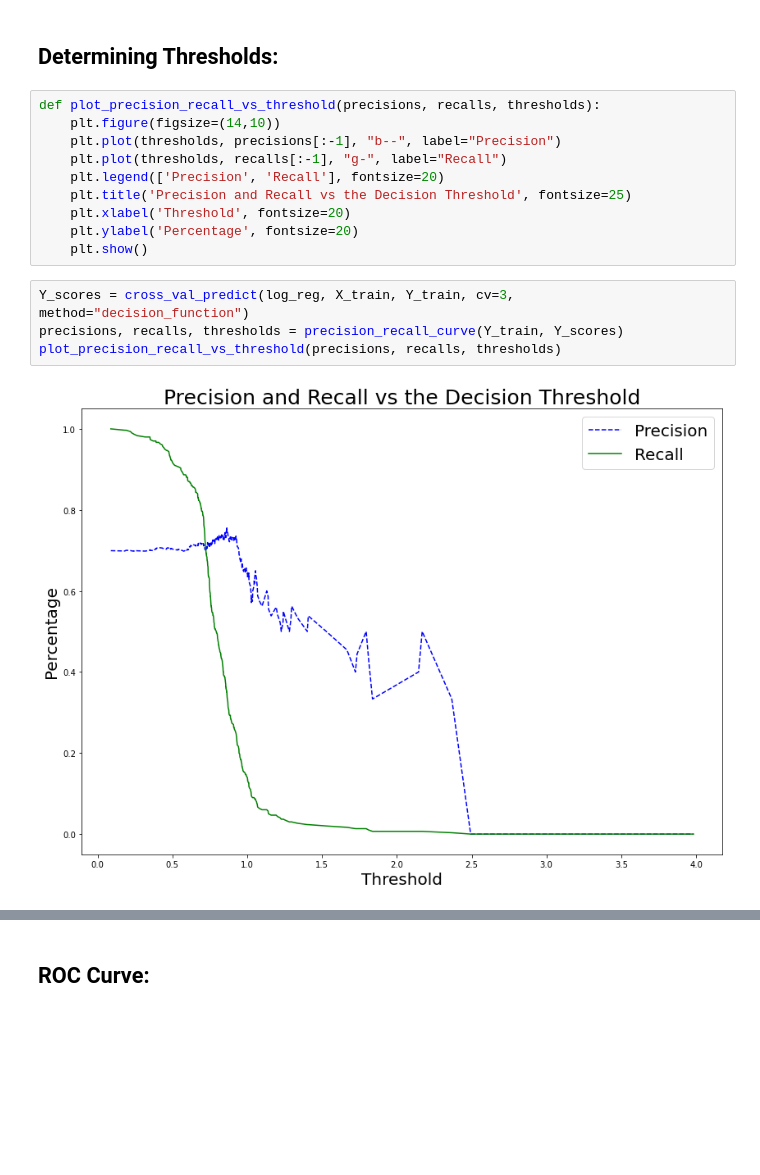
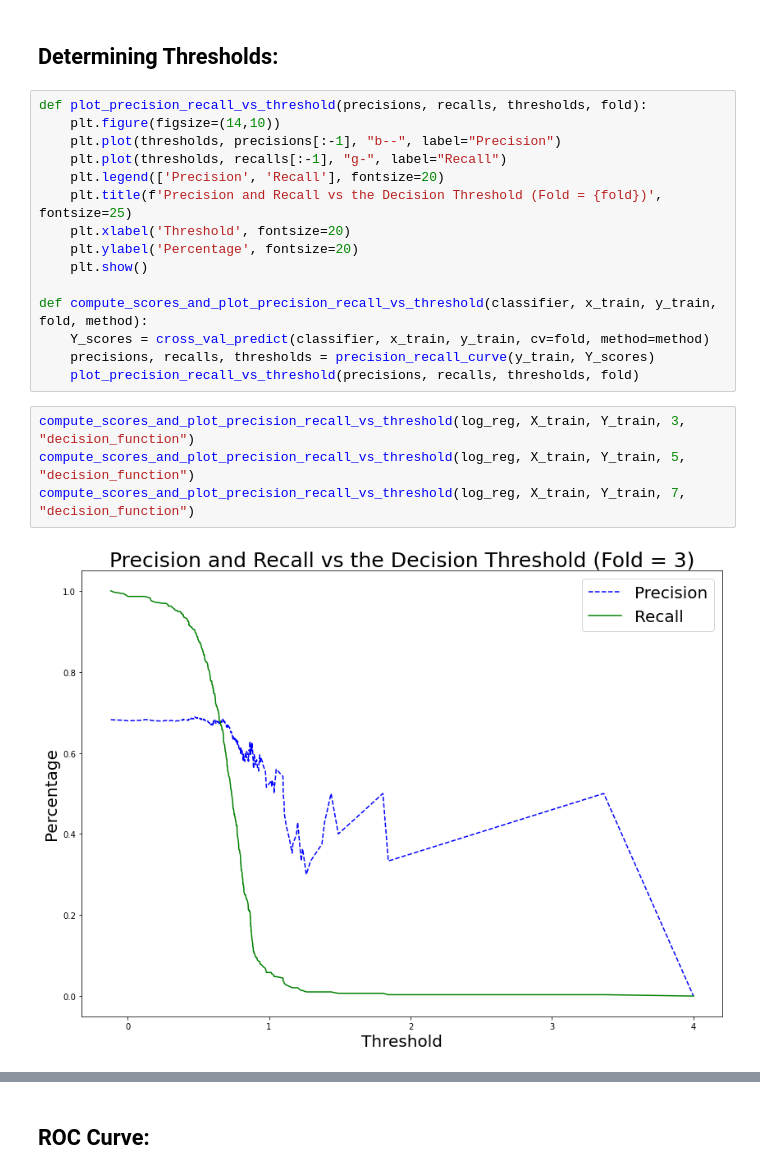
Before and after one commit to spa542/DSCI470, a Jupyter notebook: Project_2_Loan_Prediction_Dataset/Loan_Prediction_Dataset_Playground.ipynb, the cells around one changed output, grey strips where cells are left out. Cells and saved outputs as stored; diff of their text form; blank space fills up the shorter version.

Commit message:
Streamlined functions for ml workflow

```diff
--- a/Project_2_Loan_Prediction_Dataset/Loan_Prediction_Dataset_Playground.ipynb
+++ b/Project_2_Loan_Prediction_Dataset/Loan_Prediction_Dataset_Playground.ipynb
@@ -385,18 +379,23 @@ F1 Score: 0.823045267489712
 # %% [markdown]
 ## Determining Thresholds:
 # %%
-def plot_precision_recall_vs_threshold(precisions, recalls, thresholds):
+def plot_precision_recall_vs_threshold(precisions, recalls, thresholds, fold):
     plt.figure(figsize=(14,10))
     plt.plot(thresholds, precisions[:-1], "b--", label="Precision")
     plt.plot(thresholds, recalls[:-1], "g-", label="Recall")
     plt.legend(['Precision', 'Recall'], fontsize=20)
-    plt.title('Precision and Recall vs the Decision Threshold', fontsize=25)
+    plt.title(f'Precision and Recall vs the Decision Threshold (Fold = {fold})', fontsize=25)
     plt.xlabel('Threshold', fontsize=20)
     plt.ylabel('Percentage', fontsize=20)
     plt.show()
+
+def compute_scores_and_plot_precision_recall_vs_threshold(classifier, x_train, y_train, fold, method):
+    Y_scores = cross_val_predict(classifier, x_train, y_train, cv=fold, method=method)
+    precisions, recalls, thresholds = precision_recall_curve(y_train, Y_scores)
+    plot_precision_recall_vs_threshold(precisions, recalls, thresholds, fold)
-# %%
-Y_scores = cross_val_predict(log_reg, X_train, Y_train, cv=3, method="decision_function")
-precisions, recalls, thresholds = precision_recall_curve(Y_train, Y_scores)
-plot_precision_recall_vs_threshold(precisions, recalls, thresholds)
-# %% [output]
-[figure, removed]
+# %%
+compute_scores_and_plot_precision_recall_vs_threshold(log_reg, X_train, Y_train, 3, "decision_function")
+compute_scores_and_plot_precision_recall_vs_threshold(log_reg, X_train, Y_train, 5, "decision_function")
+compute_scores_and_plot_precision_recall_vs_threshold(log_reg, X_train, Y_train, 7, "decision_function")
+# %% [output]
+[figure, added]
```
Also changed, not shown: parts of 15 cells of this notebook.
